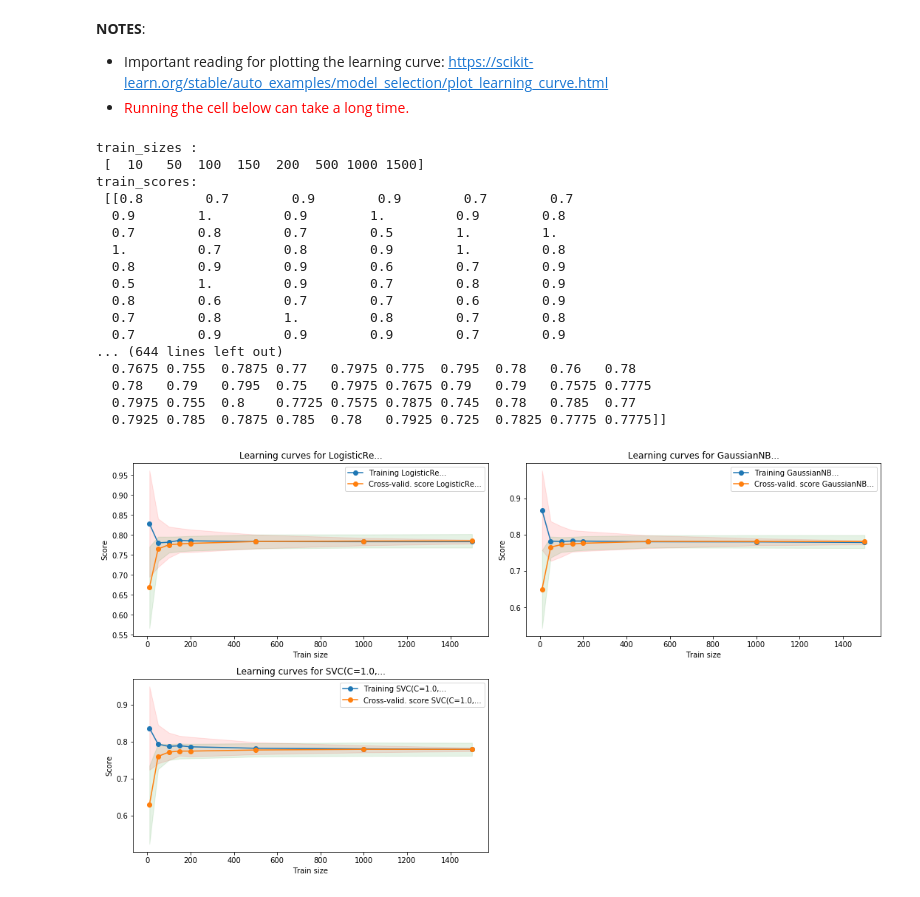
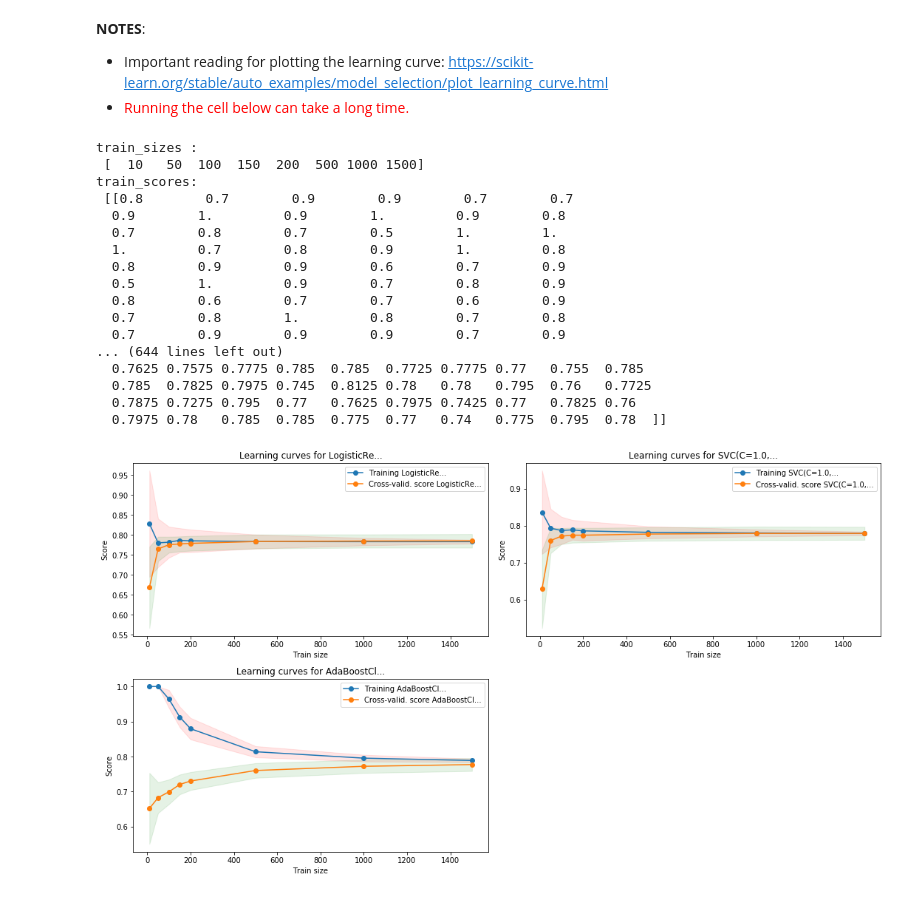
Before and after one commit to vipulpopat/MSCAI_Sem1_Etivity2, a Jupyter notebook: Etivity2-18263461.ipynb, the cells around one changed output. Saved outputs shown, nothing was run; the diff lists cells and outputs as text; code cells hidden in the pictures.

```diff
--- a/Etivity2-18263461.ipynb
+++ b/Etivity2-18263461.ipynb
@@ -967,6 +967,8 @@ https://scikit-learn.org/stable/auto_examples/model_selection/plot_learning_curv
   * <span style="color:red">Running the cell below can take a long time.</span>
 # %%
 from sklearn.model_selection import ShuffleSplit
+from sklearn.ensemble import RandomForestClassifier, AdaBoostClassifier
+
 def plot_learning(estimator):
     cv = ShuffleSplit(n_splits=100, test_size=0.2, random_state=0)
     n_jobs=None
@@ -993,36 +995,36 @@ def plot_learning(estimator):
 
     plt.plot(train_sizes, train_scores_mean, 'o-', label=label_train)
     plt.plot(train_sizes, test_scores_mean, 'o-', label=label_cross_valid)
     plt.legend(loc="best")
     plt.title("Learning curves for " +  str(estimator)[:10] + "...")
 
-estimators = [LogisticRegression(), GaussianNB(), SVC()]
+estimators = [LogisticRegression(), SVC(), AdaBoostClassifier()]
 
 fig = plt.figure(figsize=(15,20))
 counter = 0
 for e in estimators:
     counter +=1
     ax2 = fig.add_subplot(5, 2, counter)
     ax2.set_xlabel('Train size')
     ax2.set_ylabel('Score')
     plot_learning(e)
 plt.tight_layout()
 # %% [output]
 train_sizes :
  [  10   50  100  150  200  500 1000 1500]
 train_scores:
  [[0.8        0.7        0.9        0.9        0.7        0.7
   0.9        1.         0.9        1.         0.9        0.8
   0.7        0.8        0.7        0.5        1.         1.
   1.         0.7        0.8        0.9        1.         0.8
   0.8        0.9        0.9        0.6        0.7        0.9
   0.5        1.         0.9        0.7        0.8        0.9
   0.8        0.6        0.7        0.7        0.6        0.9
   0.7        0.8        1.         0.8        0.7        0.8
   0.7        0.9        0.9        0.9        0.7        0.9
 ... (644 lines left out)
-  0.7675 0.755  0.7875 0.77   0.7975 0.775  0.795  0.78   0.76   0.78
-  0.78   0.79   0.795  0.75   0.7975 0.7675 0.79   0.79   0.7575 0.7775
-  0.7975 0.755  0.8    0.7725 0.7575 0.7875 0.745  0.78   0.785  0.77
-  0.7925 0.785  0.7875 0.785  0.78   0.7925 0.725  0.7825 0.7775 0.7775]]
+  0.7625 0.7575 0.7775 0.785  0.785  0.7725 0.7775 0.77   0.755  0.785
+  0.785  0.7825 0.7975 0.745  0.8125 0.78   0.78   0.795  0.76   0.7725
+  0.7875 0.7275 0.795  0.77   0.7625 0.7975 0.7425 0.77   0.7825 0.76
+  0.7975 0.78   0.785  0.785  0.775  0.77   0.74   0.775  0.795  0.78  ]]
-[figure, old version]
+[figure, new version]
```
Also changed, not shown: parts of 3 cells of this notebook.
